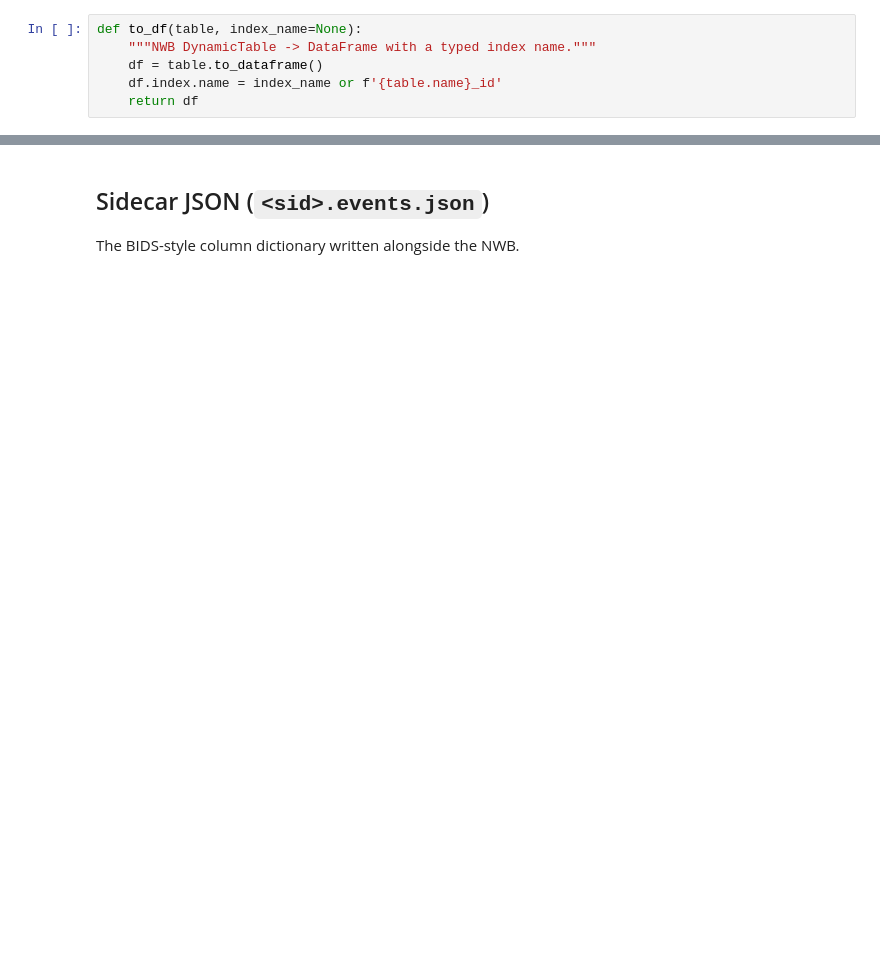
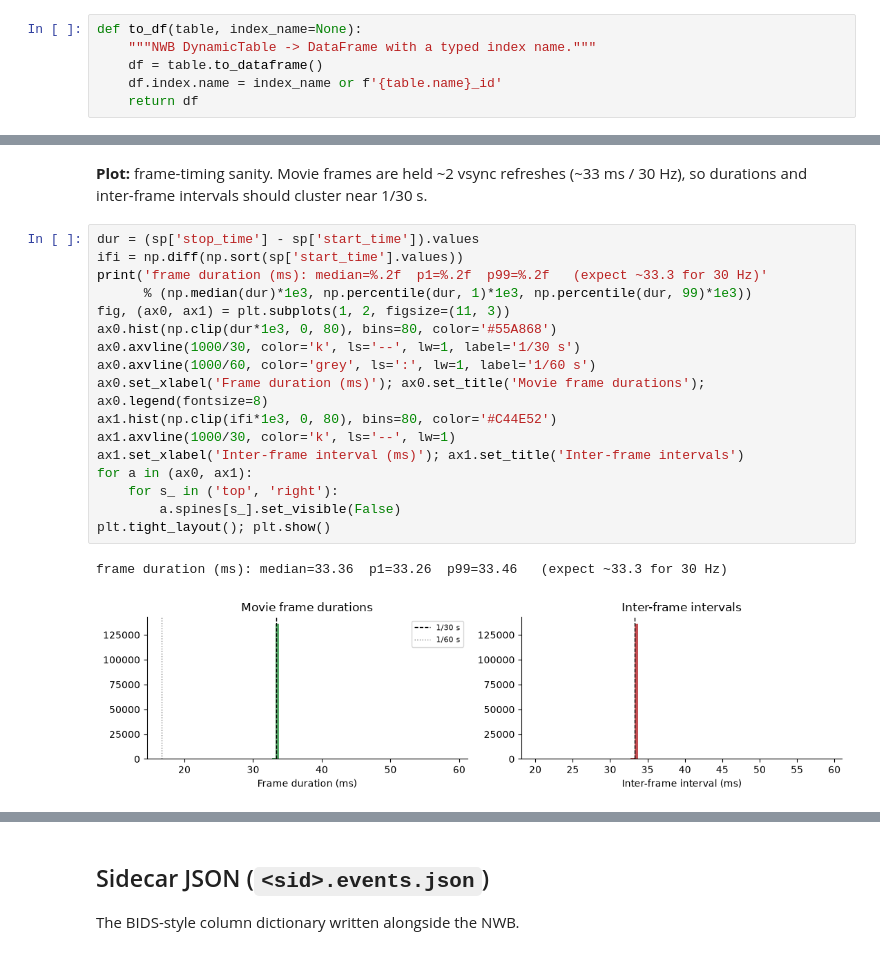
Before and after one commit to AllenNeuralDynamics/change_detection_nwb_with_HED_tags, a Jupyter notebook: code/sweepstim_packaging/inspect_sweepstim_nwb.ipynb, the cells around one changed output, grey strips where cells are left out. Cells and saved outputs as stored; diff of their text form; blank space fills up the shorter version.

```diff
--- a/code/sweepstim_packaging/inspect_sweepstim_nwb.ipynb
+++ b/code/sweepstim_packaging/inspect_sweepstim_nwb.ipynb
@@ -584,0 +346,22 @@ All consistency checks passed.
+# %% [markdown]
+**Plot:** frame-timing sanity. Movie frames are held ~2 vsync refreshes (~33 ms / 30 Hz), so durations and inter-frame intervals should cluster near 1/30 s.
+# %%
+dur = (sp['stop_time'] - sp['start_time']).values
+ifi = np.diff(np.sort(sp['start_time'].values))
+print('frame duration (ms): median=%.2f  p1=%.2f  p99=%.2f   (expect ~33.3 for 30 Hz)'
+      % (np.median(dur)*1e3, np.percentile(dur, 1)*1e3, np.percentile(dur, 99)*1e3))
+fig, (ax0, ax1) = plt.subplots(1, 2, figsize=(11, 3))
+ax0.hist(np.clip(dur*1e3, 0, 80), bins=80, color='#55A868')
+ax0.axvline(1000/30, color='k', ls='--', lw=1, label='1/30 s')
+ax0.axvline(1000/60, color='grey', ls=':', lw=1, label='1/60 s')
+ax0.set_xlabel('Frame duration (ms)'); ax0.set_title('Movie frame durations'); ax0.legend(fontsize=8)
+ax1.hist(np.clip(ifi*1e3, 0, 80), bins=80, color='#C44E52')
+ax1.axvline(1000/30, color='k', ls='--', lw=1)
+ax1.set_xlabel('Inter-frame interval (ms)'); ax1.set_title('Inter-frame intervals')
+for a in (ax0, ax1):
+    for s_ in ('top', 'right'):
+        a.spines[s_].set_visible(False)
+plt.tight_layout(); plt.show()
+# %% [output]
+frame duration (ms): median=33.36  p1=33.26  p99=33.46   (expect ~33.3 for 30 Hz)
+[figure, added]
```
Also changed, not shown: parts of 57 cells of this notebook, 4 other files.
